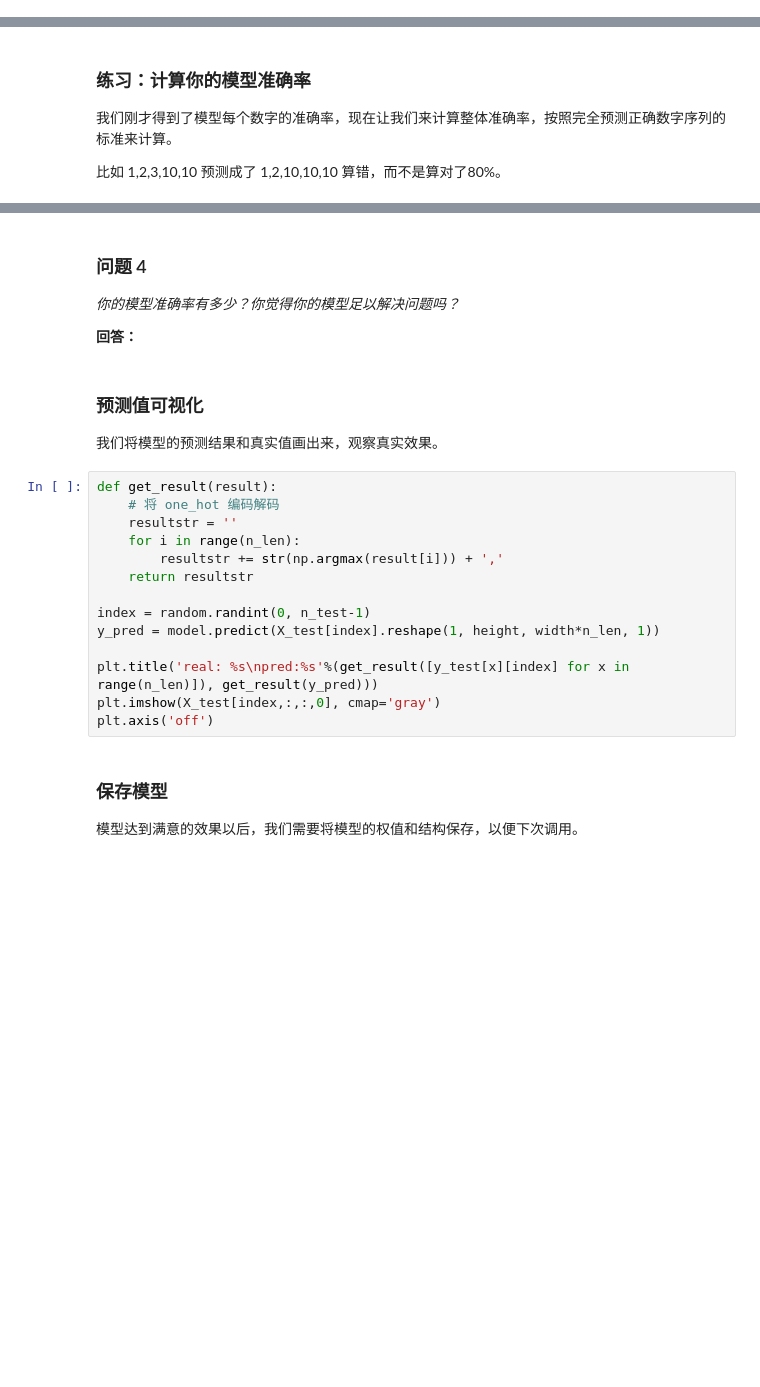
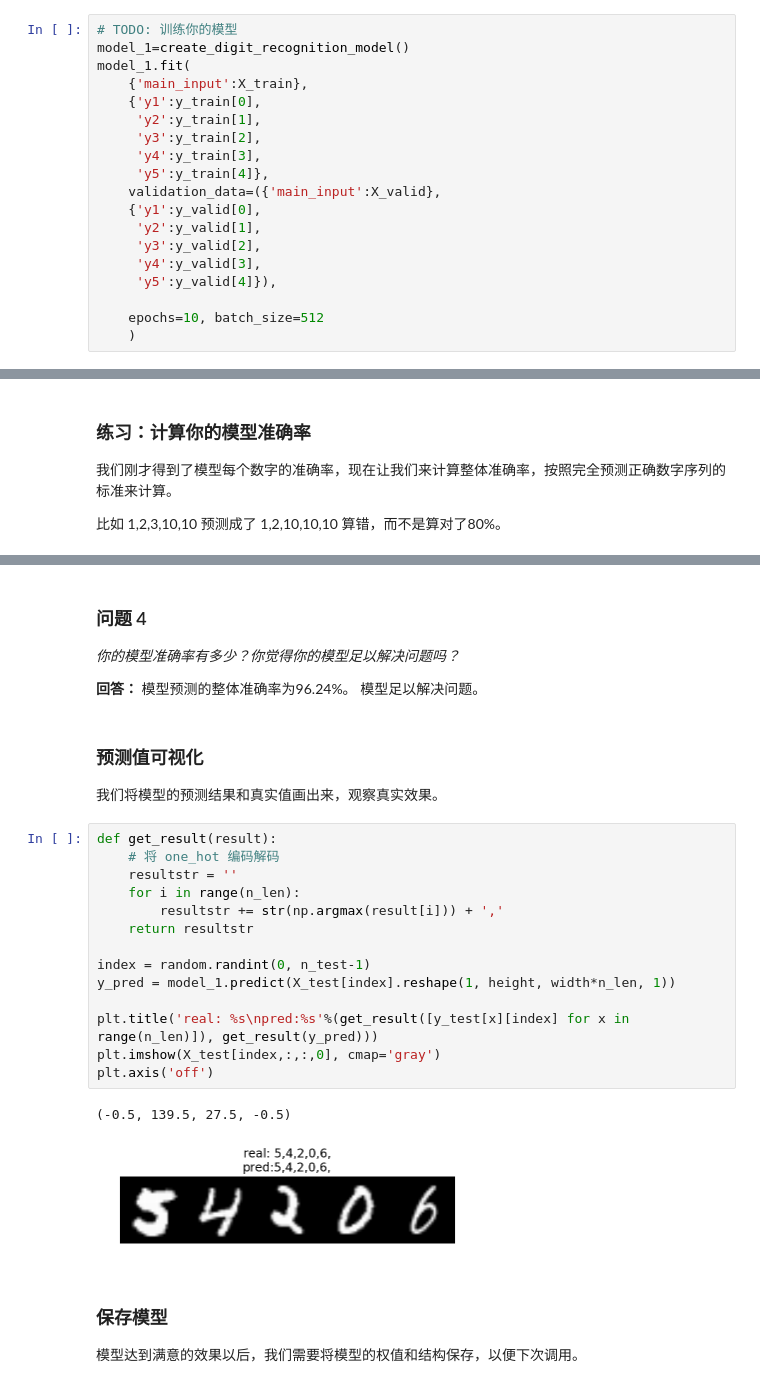
Before and after one commit to apmfifty/digit_recognition, a Jupyter notebook: digit_recognition.ipynb, the cells around one changed output, grey strips where cells are left out. Cells and saved outputs as stored; diff of their text form; blank space fills up the shorter version.

```diff
--- a/digit_recognition.ipynb
+++ b/digit_recognition.ipynb
@@ -348,0 +324,19 @@ _你最终的模型架构是什么样的？（什么类型的模型，层数，
+# %%
+# TODO: 训练你的模型
+model_1=create_digit_recognition_model()
+model_1.fit(
+    {'main_input':X_train},
+    {'y1':y_train[0],
+     'y2':y_train[1],
+     'y3':y_train[2],
+     'y4':y_train[3],
+     'y5':y_train[4]},
+    validation_data=({'main_input':X_valid},
+    {'y1':y_valid[0],
+     'y2':y_valid[1],
+     'y3':y_valid[2],
+     'y4':y_valid[3],
+     'y5':y_valid[4]}),
+
+    epochs=10, batch_size=512
+    )
@@ -364,6 +392,7 @@ evaluate(model)
 _你的模型准确率有多少？你觉得你的模型足以解决问题吗？_
 
 **回答：**
+模型预测的整体准确率为96.24%。 模型足以解决问题。
 # %% [markdown]
 ### 预测值可视化
 
@@ -371,17 +400,20 @@ _你的模型准确率有多少？你觉得你的模型足以解决问题吗？_
 # %%
 def get_result(result):
     # 将 one_hot 编码解码
     resultstr = ''
     for i in range(n_len):
         resultstr += str(np.argmax(result[i])) + ','
     return resultstr
 
 index = random.randint(0, n_test-1)
-y_pred = model.predict(X_test[index].reshape(1, height, width*n_len, 1))
+y_pred = model_1.predict(X_test[index].reshape(1, height, width*n_len, 1))
 
 plt.title('real: %s\npred:%s'%(get_result([y_test[x][index] for x in range(n_len)]), get_result(y_pred)))
 plt.imshow(X_test[index,:,:,0], cmap='gray')
 plt.axis('off')
+# %% [output]
+(-0.5, 139.5, 27.5, -0.5)
+[figure, added]
 # %% [markdown]
 ### 保存模型
 
```
Also changed, not shown: parts of 20 cells of this notebook, 2 other files.
